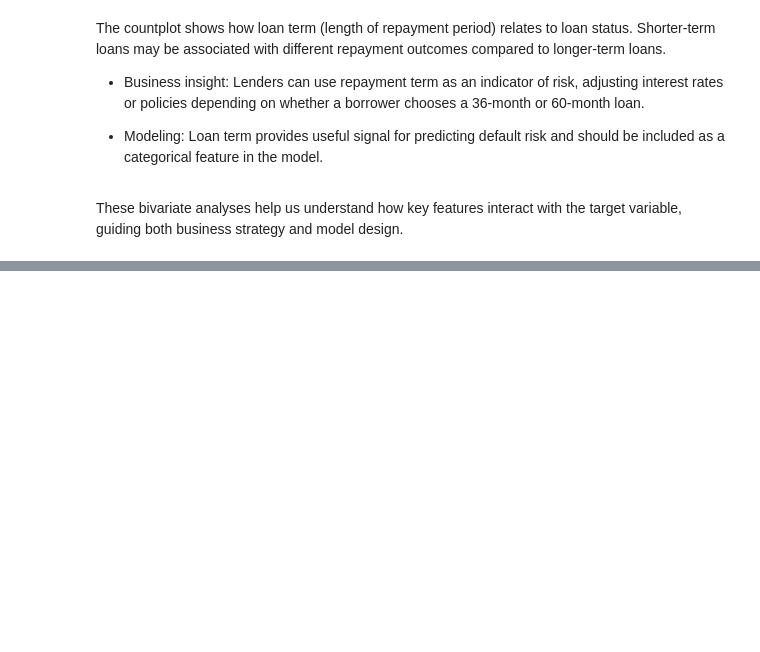
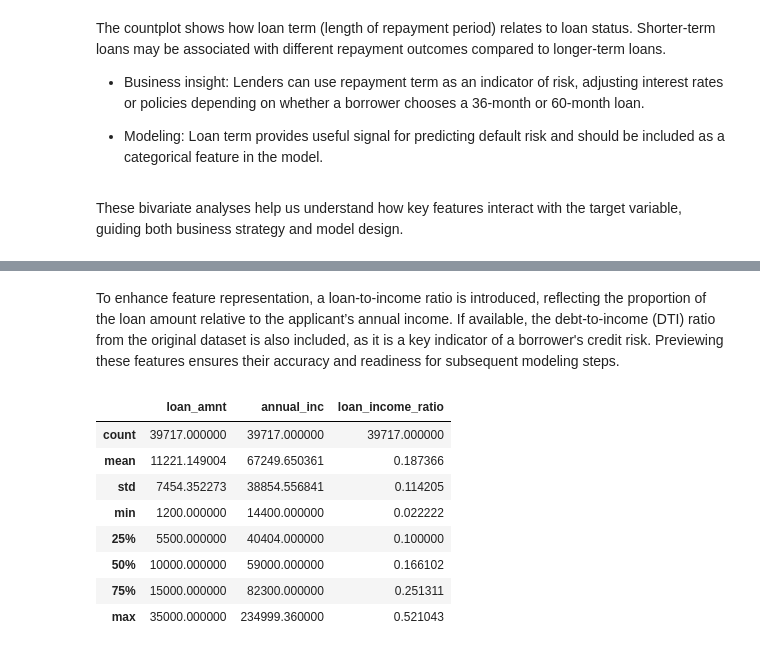
Before and after one commit to KweyuV/Digitizing-Loan-Approvals-for-Financial-Inclusion, a Jupyter notebook: Loan_approval_final.ipynb, the cells around one changed output, grey strips where cells are left out. Drawn from its saved outputs; the diff is of its cells as text; code cells hidden in the pictures; blank space fills up the shorter version.

```diff
--- a/Loan_approval_final.ipynb
+++ b/Loan_approval_final.ipynb
@@ -366,0 +478,12 @@ These bivariate analyses help us understand how key features interact with the t
+# %%
+# Creating new ratio features
+
+# Loan-to-Income Ratio
+df_model['loan_income_ratio'] = df_model['loan_amnt'] / (df_model['annual_inc'] + 1e-6)
+
+# If you have a 'dti' (debt-to-income) column in your original data, you can add it as well:
+if 'dti' in loan_df.columns:
+    df_model['dti'] = loan_df['dti']
+
+# Preview new features
+df_model[['loan_amnt', 'annual_inc', 'loan_income_ratio']].head()
@@ -366,0 +497,27 @@ These bivariate analyses help us understand how key features interact with the t
+# %% [markdown]
+To enhance feature representation, a loan-to-income ratio is introduced, reflecting the proportion of the loan amount relative to the applicant’s annual income. If available, the debt-to-income (DTI) ratio from the original dataset is also included, as it is a key indicator of a borrower's credit risk. Previewing these features ensures their accuracy and readiness for subsequent modeling steps.
+# %%
+# Removing  outliers
+
+def cap_outliers(df, col):
+    lower = df[col].quantile(0.01)
+    upper = df[col].quantile(0.99)
+    df[col] = df[col].clip(lower, upper)
+    return df
+
+for col in ['loan_amnt', 'annual_inc', 'loan_income_ratio']:
+    if col in df_model.columns:
+        df_model = cap_outliers(df_model, col)
+
+# Check the effect of capping
+df_model[['loan_amnt', 'annual_inc', 'loan_income_ratio']].describe()
+# %% [output]
+|  | loan_amnt | annual_inc | loan_income_ratio |
+| count | 39717.000000 | 39717.000000 | 39717.000000 |
+| mean | 11221.149004 | 67249.650361 | 0.187366 |
+| std | 7454.352273 | 38854.556841 | 0.114205 |
+| min | 1200.000000 | 14400.000000 | 0.022222 |
+| 25% | 5500.000000 | 40404.000000 | 0.100000 |
+| 50% | 10000.000000 | 59000.000000 | 0.166102 |
+| 75% | 15000.000000 | 82300.000000 | 0.251311 |
+| max | 35000.000000 | 234999.360000 | 0.521043 |
```
Also changed, not shown: parts of 11 cells of this notebook.
